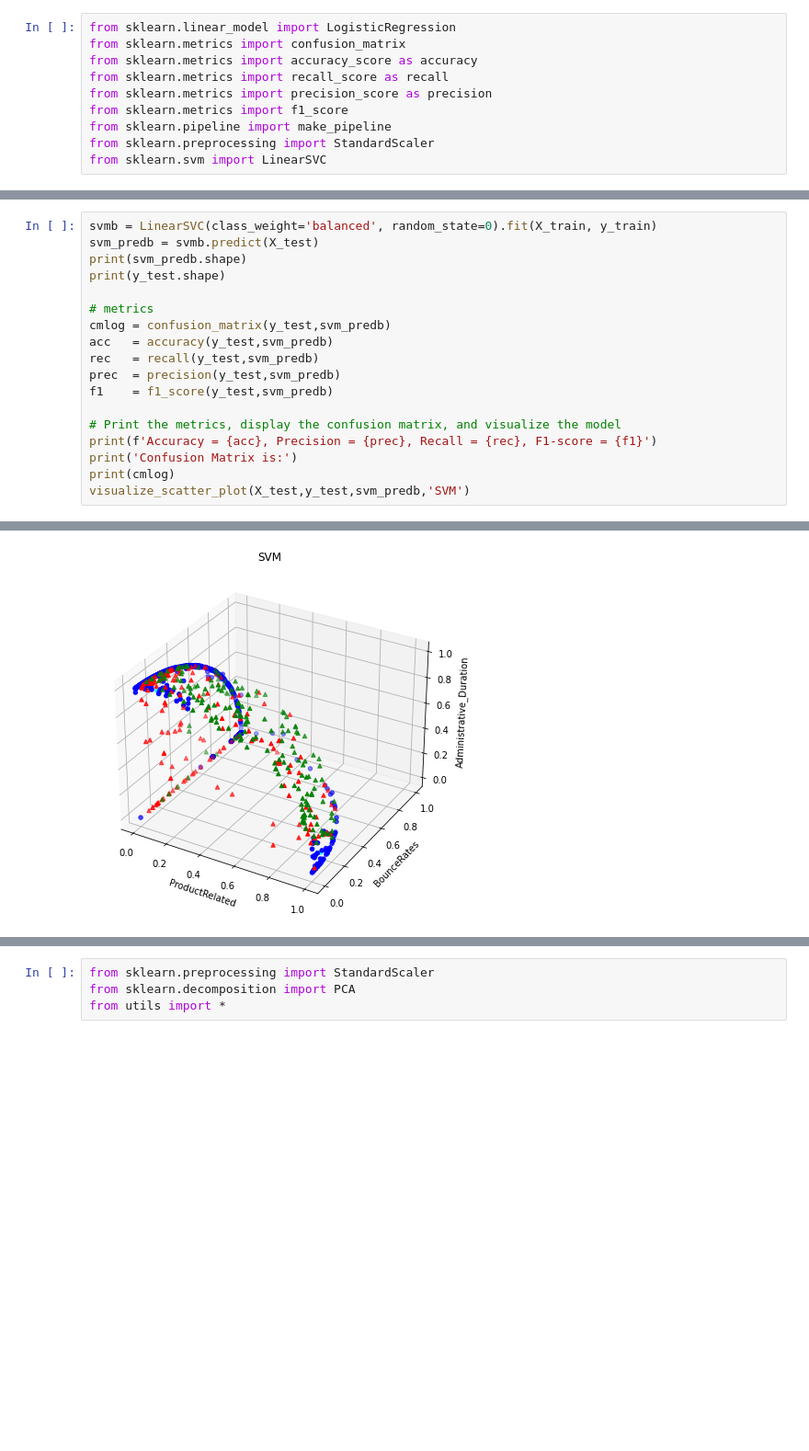
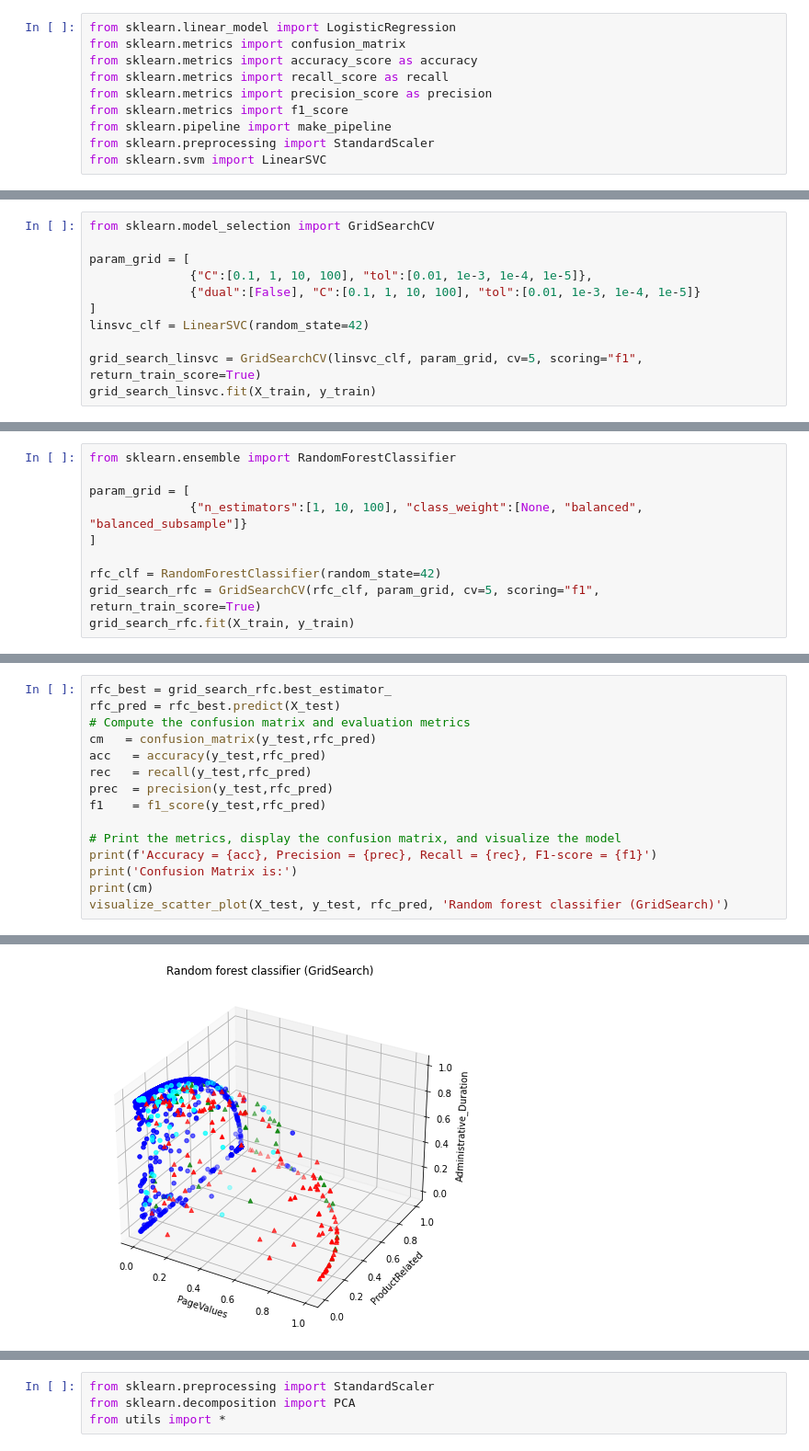
Before and after one commit to adinrh/Online-Shoppers-Purchasing-Intention, a Jupyter notebook: Main_online_shoppers.ipynb, the cells around one changed output, grey strips where cells are left out. Shown at 92% size. Saved outputs shown, nothing was run; the diff lists cells and outputs as text; blank space fills up the shorter version.

Commit message:
Added grid search and Tpot autoML

```diff
--- a/Main_online_shoppers.ipynb
+++ b/Main_online_shoppers.ipynb
@@ -523,0 +565,11 @@ from sklearn.svm import LinearSVC
+# %%
+from sklearn.model_selection import GridSearchCV
+
+param_grid = [
+              {"C":[0.1, 1, 10, 100], "tol":[0.01, 1e-3, 1e-4, 1e-5]},
+              {"dual":[False], "C":[0.1, 1, 10, 100], "tol":[0.01, 1e-3, 1e-4, 1e-5]}
+]
+linsvc_clf = LinearSVC(random_state=42)
+
+grid_search_linsvc = GridSearchCV(linsvc_clf, param_grid, cv=5, scoring="f1", return_train_score=True)
+grid_search_linsvc.fit(X_train, y_train)
@@ -525,0 +633,10 @@ from sklearn.svm import LinearSVC
+# %%
+from sklearn.ensemble import RandomForestClassifier
+
+param_grid = [
+              {"n_estimators":[1, 10, 100], "class_weight":[None, "balanced", "balanced_subsample"]}
+]
+
+rfc_clf = RandomForestClassifier(random_state=42)
+grid_search_rfc = GridSearchCV(rfc_clf, param_grid, cv=5, scoring="f1", return_train_score=True)
+grid_search_rfc.fit(X_train, y_train)
@@ -526,19 +649,16 @@ from sklearn.svm import LinearSVC
 # %%
-svmb = LinearSVC(class_weight='balanced', random_state=0).fit(X_train, y_train)
-svm_predb = svmb.predict(X_test)
-print(svm_predb.shape)
-print(y_test.shape)
-
-# metrics
-cmlog = confusion_matrix(y_test,svm_predb)
-acc   = accuracy(y_test,svm_predb)
-rec   = recall(y_test,svm_predb)
-prec  = precision(y_test,svm_predb)
-f1    = f1_score(y_test,svm_predb)
+rfc_best = grid_search_rfc.best_estimator_
+rfc_pred = rfc_best.predict(X_test)
+# Compute the confusion matrix and evaluation metrics
+cm   = confusion_matrix(y_test,rfc_pred)
+acc   = accuracy(y_test,rfc_pred)
+rec   = recall(y_test,rfc_pred)
+prec  = precision(y_test,rfc_pred)
+f1    = f1_score(y_test,rfc_pred)
 
 # Print the metrics, display the confusion matrix, and visualize the model
 print(f'Accuracy = {acc}, Precision = {prec}, Recall = {rec}, F1-score = {f1}')
 print('Confusion Matrix is:')
-print(cmlog)
-visualize_scatter_plot(X_test,y_test,svm_predb,'SVM')
+print(cm)
+visualize_scatter_plot(X_test, y_test, rfc_pred, 'Random forest classifier (GridSearch)')
 # %% [output]
@@ -551 +669 @@ Confusion Matrix is:
-[figure, old version]
+[figure, new version]
```
Also changed, not shown: parts of 34 cells of this notebook.
